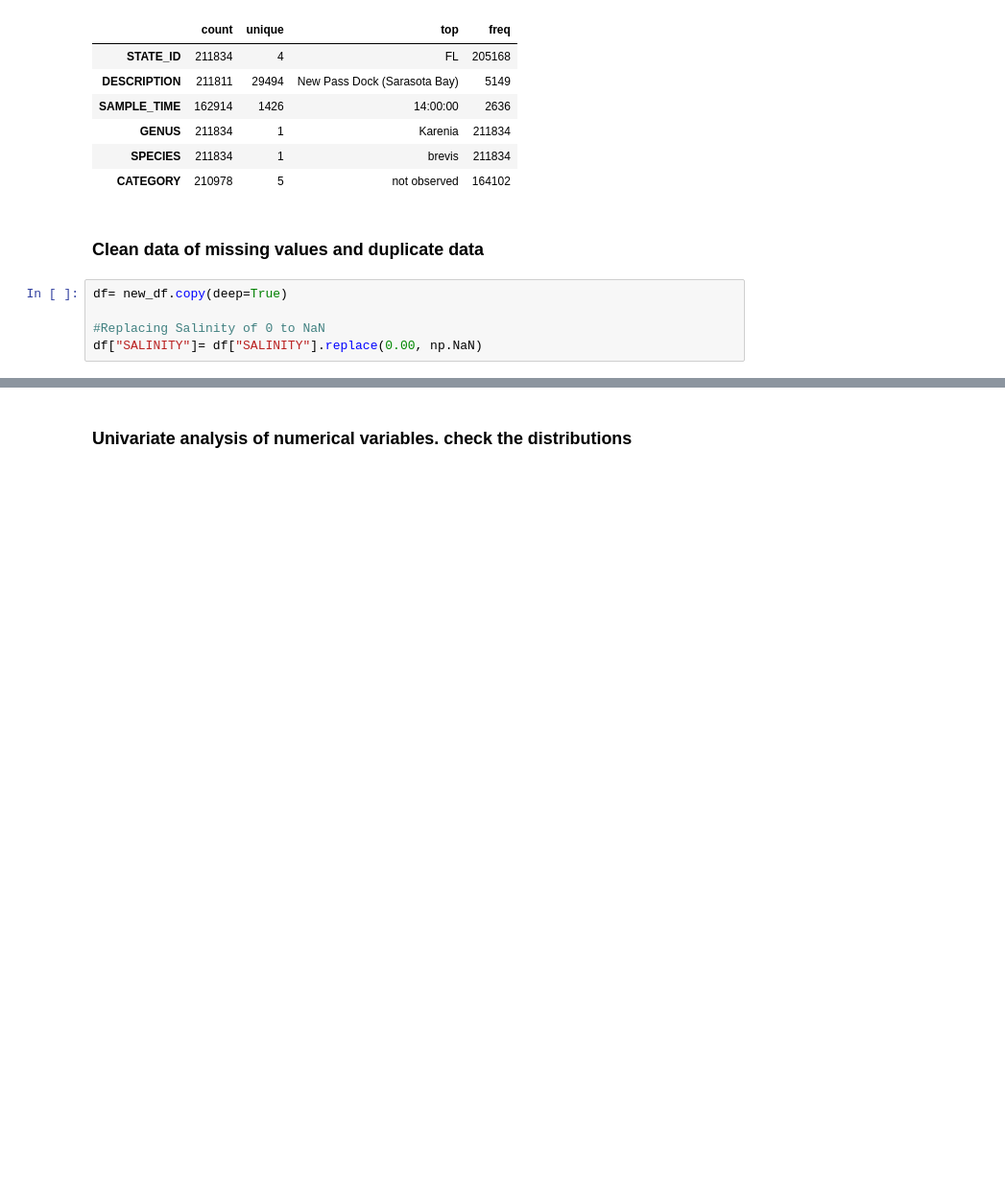
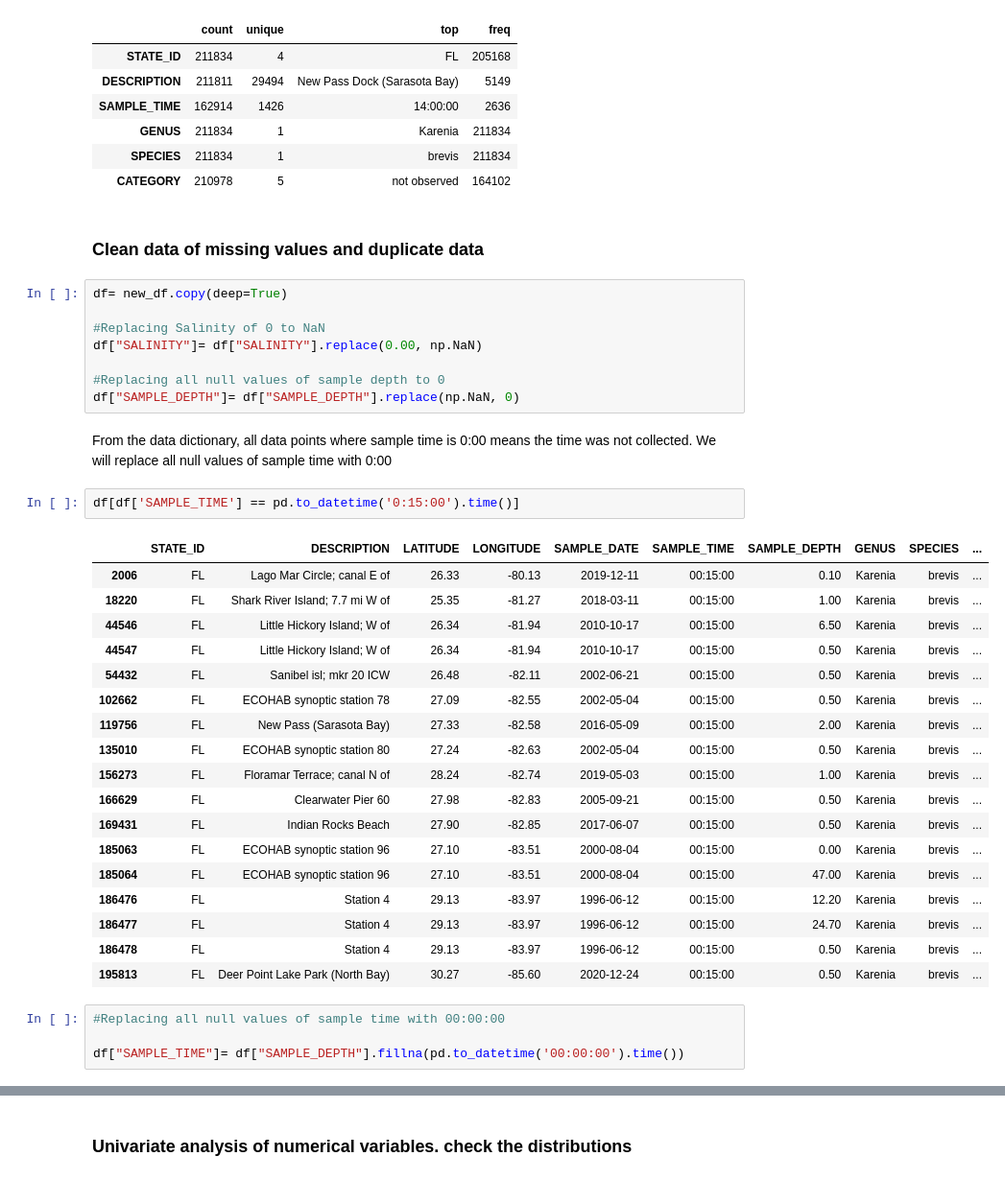
Before and after one commit to btokoli/Spotting-the-Unseen-Anomaly-Detection-in-Water-Quality-for-Early-Algal-Bloom-Warnings, a Jupyter notebook: analysis.ipynb, the cells around one changed output, grey strips where cells are left out. Shown at 96% size. Saved outputs shown, nothing was run; the diff lists cells and outputs as text; blank space fills up the shorter version.

```diff
--- a/analysis.ipynb
+++ b/analysis.ipynb
@@ -252,3 +253,33 @@ df= new_df.copy(deep=True)
 
 #Replacing Salinity of 0 to NaN
 df["SALINITY"]= df["SALINITY"].replace(0.00, np.NaN)
+
+#Replacing all null values of sample depth to 0
+df["SAMPLE_DEPTH"]= df["SAMPLE_DEPTH"].replace(np.NaN, 0)
+# %% [markdown]
+From the data dictionary, all data points where sample time is 0:00 means the time was not collected. We will replace all null values of sample time with 0:00
+# %%
+df[df['SAMPLE_TIME'] == pd.to_datetime('0:15:00').time()]
+# %% [output]
+|  | STATE_ID | DESCRIPTION | LATITUDE | LONGITUDE | SAMPLE_DATE | SAMPLE_TIME | SAMPLE_DEPTH | GENUS | SPECIES | ... |
+| 2006 | FL | Lago Mar Circle; canal E of | 26.33 | -80.13 | 2019-12-11 | 00:15:00 | 0.10 | Karenia | brevis | ... |
+| 18220 | FL | Shark River Island; 7.7 mi W of | 25.35 | -81.27 | 2018-03-11 | 00:15:00 | 1.00 | Karenia | brevis | ... |
+| 44546 | FL | Little Hickory Island; W of | 26.34 | -81.94 | 2010-10-17 | 00:15:00 | 6.50 | Karenia | brevis | ... |
+| 44547 | FL | Little Hickory Island; W of | 26.34 | -81.94 | 2010-10-17 | 00:15:00 | 0.50 | Karenia | brevis | ... |
+| 54432 | FL | Sanibel isl; mkr 20 ICW | 26.48 | -82.11 | 2002-06-21 | 00:15:00 | 0.50 | Karenia | brevis | ... |
+| 102662 | FL | ECOHAB synoptic station 78 | 27.09 | -82.55 | 2002-05-04 | 00:15:00 | 0.50 | Karenia | brevis | ... |
+| 119756 | FL | New Pass (Sarasota Bay) | 27.33 | -82.58 | 2016-05-09 | 00:15:00 | 2.00 | Karenia | brevis | ... |
+| 135010 | FL | ECOHAB synoptic station 80 | 27.24 | -82.63 | 2002-05-04 | 00:15:00 | 0.50 | Karenia | brevis | ... |
+| 156273 | FL | Floramar Terrace; canal N of | 28.24 | -82.74 | 2019-05-03 | 00:15:00 | 1.00 | Karenia | brevis | ... |
+| 166629 | FL | Clearwater Pier 60 | 27.98 | -82.83 | 2005-09-21 | 00:15:00 | 0.50 | Karenia | brevis | ... |
+| 169431 | FL | Indian Rocks Beach | 27.90 | -82.85 | 2017-06-07 | 00:15:00 | 0.50 | Karenia | brevis | ... |
+| 185063 | FL | ECOHAB synoptic station 96 | 27.10 | -83.51 | 2000-08-04 | 00:15:00 | 0.00 | Karenia | brevis | ... |
+| 185064 | FL | ECOHAB synoptic station 96 | 27.10 | -83.51 | 2000-08-04 | 00:15:00 | 47.00 | Karenia | brevis | ... |
+| 186476 | FL | Station 4 | 29.13 | -83.97 | 1996-06-12 | 00:15:00 | 12.20 | Karenia | brevis | ... |
+| 186477 | FL | Station 4 | 29.13 | -83.97 | 1996-06-12 | 00:15:00 | 24.70 | Karenia | brevis | ... |
+| 186478 | FL | Station 4 | 29.13 | -83.97 | 1996-06-12 | 00:15:00 | 0.50 | Karenia | brevis | ... |
+| 195813 | FL | Deer Point Lake Park (North Bay) | 30.27 | -85.60 | 2020-12-24 | 00:15:00 | 0.50 | Karenia | brevis | ... |
+# %%
+#Replacing all null values of sample time with 00:00:00
+
+df["SAMPLE_TIME"]= df["SAMPLE_DEPTH"].fillna(pd.to_datetime('00:00:00').time())
```
Also changed, not shown: parts of 3 cells of this notebook.
